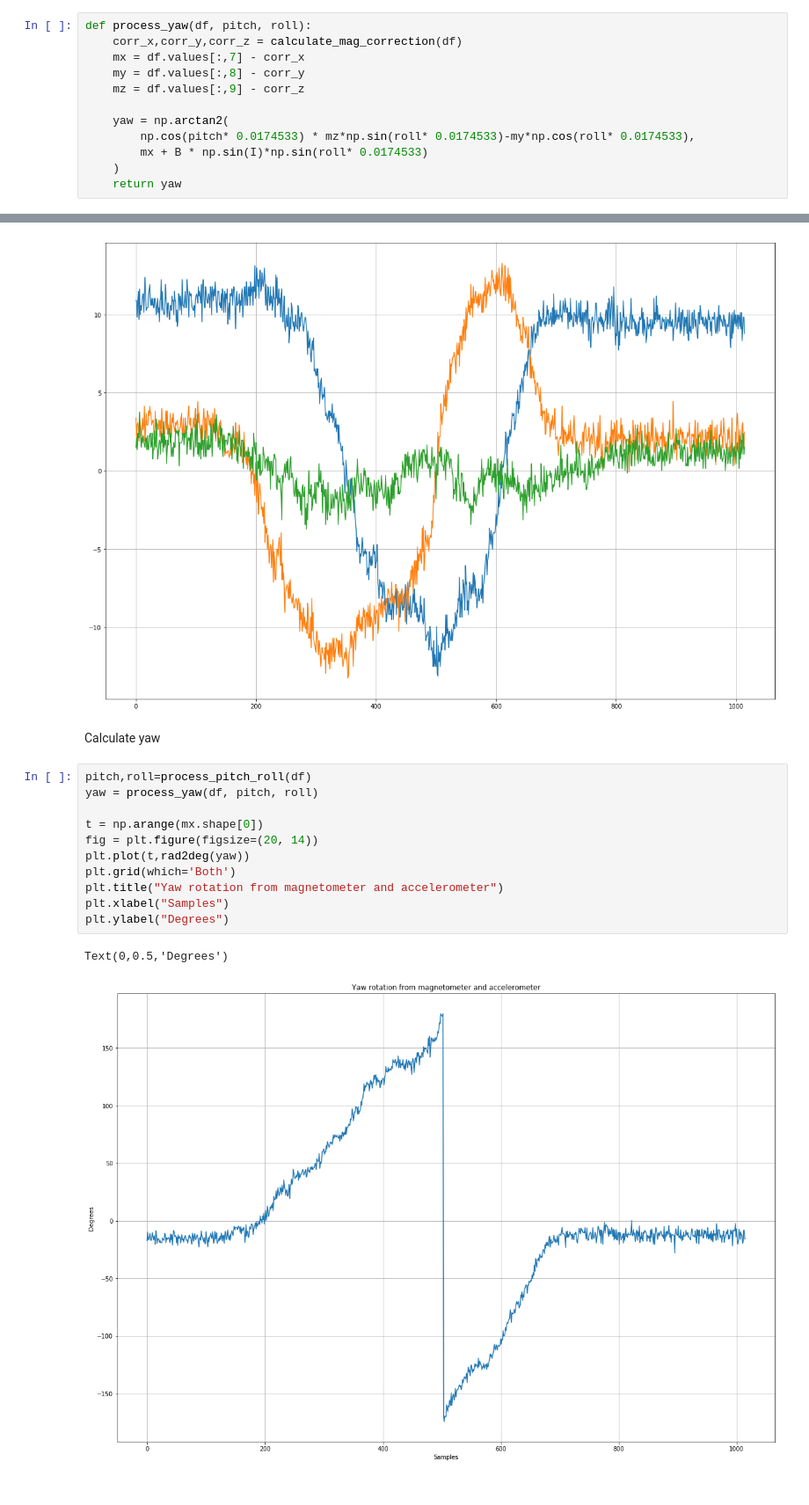
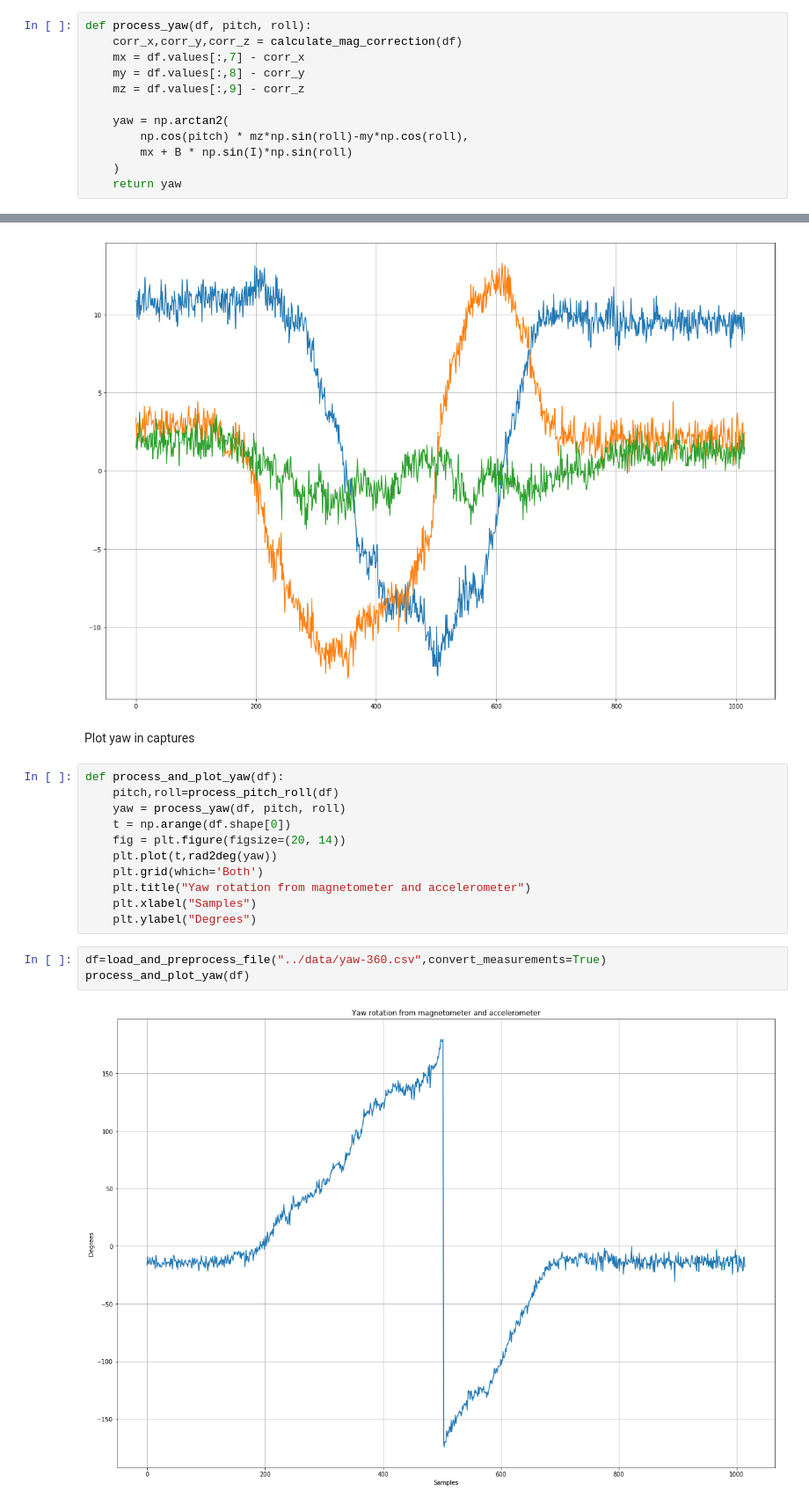
Before and after one commit to nhorro/mpu9250_ahrs, a Jupyter notebook: notebooks/01 - BasicAHRS.ipynb, the cells around one changed output, grey strips where cells are left out. Shown at 88% size. Saved outputs shown, nothing was run; the diff lists cells and outputs as text.

```diff
--- a/notebooks/01 - BasicAHRS.ipynb
+++ b/notebooks/01 - BasicAHRS.ipynb
@@ -254,8 +274,8 @@ def process_yaw(df, pitch, roll):
     mz = df.values[:,9] - corr_z
 
     yaw = np.arctan2(
-        np.cos(pitch* 0.0174533) * mz*np.sin(roll* 0.0174533)-my*np.cos(roll* 0.0174533),
-        mx + B * np.sin(I)*np.sin(roll* 0.0174533)
+        np.cos(pitch) * mz*np.sin(roll)-my*np.cos(roll),
+        mx + B * np.sin(I)*np.sin(roll)
     )
     return yaw
 # %%
@@ -274,19 +294,21 @@ plt.plot(t,mx,t,my,t,mz)
 plt.grid(which='Both')
 # %% [output]
 [figure]
-# %% [markdown]
-Calculate yaw
+# %% [markdown]
+Plot yaw in captures
 # %%
-pitch,roll=process_pitch_roll(df)
-yaw = process_yaw(df, pitch, roll)
-
-t = np.arange(mx.shape[0])
-fig = plt.figure(figsize=(20, 14))
-plt.plot(t,rad2deg(yaw))
-plt.grid(which='Both')
-plt.title("Yaw rotation from magnetometer and accelerometer")
-plt.xlabel("Samples")
-plt.ylabel("Degrees")
+def process_and_plot_yaw(df):
+    pitch,roll=process_pitch_roll(df)
+    yaw = process_yaw(df, pitch, roll)
+    t = np.arange(df.shape[0])
+    fig = plt.figure(figsize=(20, 14))
+    plt.plot(t,rad2deg(yaw))
+    plt.grid(which='Both')
+    plt.title("Yaw rotation from magnetometer and accelerometer")
+    plt.xlabel("Samples")
+    plt.ylabel("Degrees")
-# %% [output]
-Text(0,0.5,'Degrees')
-[figure, removed]
+# %%
+df=load_and_preprocess_file("../data/yaw-360.csv",convert_measurements=True)
+process_and_plot_yaw(df)
+# %% [output]
+[figure, added]
```
Also changed, not shown: parts of 9 cells of this notebook, 3 other files.
